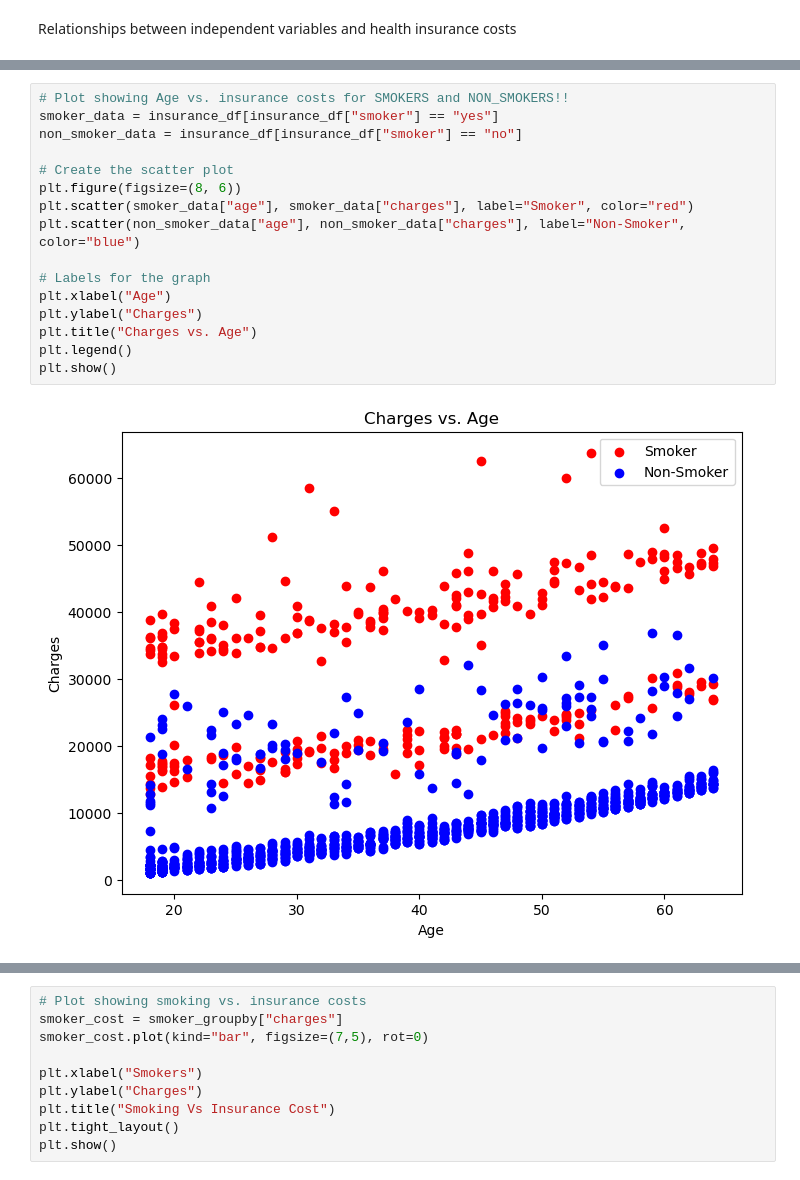
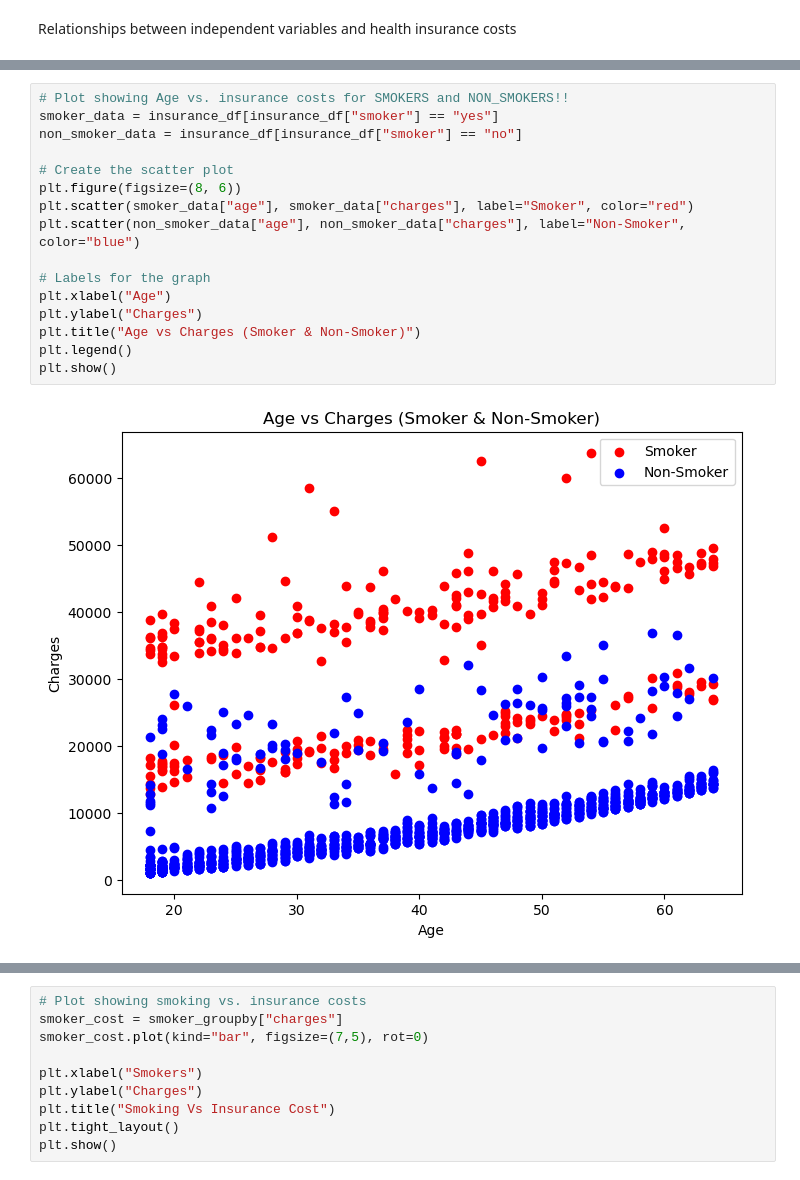
Before and after one commit to carolinefoshee/project-1, a Jupyter notebook: project1.ipynb, the cells around one changed output, grey strips where cells are left out. Drawn from its saved outputs; the diff is of its cells as text.

```diff
--- a/project1.ipynb
+++ b/project1.ipynb
@@ -375,21 +375,21 @@ plt.show()
 # %%
 # Plot showing Age vs. insurance costs for SMOKERS and NON_SMOKERS!!
 smoker_data = insurance_df[insurance_df["smoker"] == "yes"]
 non_smoker_data = insurance_df[insurance_df["smoker"] == "no"]
 
 # Create the scatter plot
 plt.figure(figsize=(8, 6))
 plt.scatter(smoker_data["age"], smoker_data["charges"], label="Smoker", color="red")
 plt.scatter(non_smoker_data["age"], non_smoker_data["charges"], label="Non-Smoker", color="blue")
 
 # Labels for the graph
 plt.xlabel("Age")
 plt.ylabel("Charges")
-plt.title("Charges vs. Age")
+plt.title("Age vs Charges (Smoker & Non-Smoker)")
 plt.legend()
 plt.show()
 # %% [output]
-[figure, old version]
+[figure, new version]
 # %%
 # Plot showing Age vs. insurance costs, taking BMI in account for SMOKERS and NON_SMOKERS!!
 smoker_data = insurance_df[insurance_df["smoker"] == "yes"]
```
Also changed, not shown: parts of 8 cells of this notebook.
